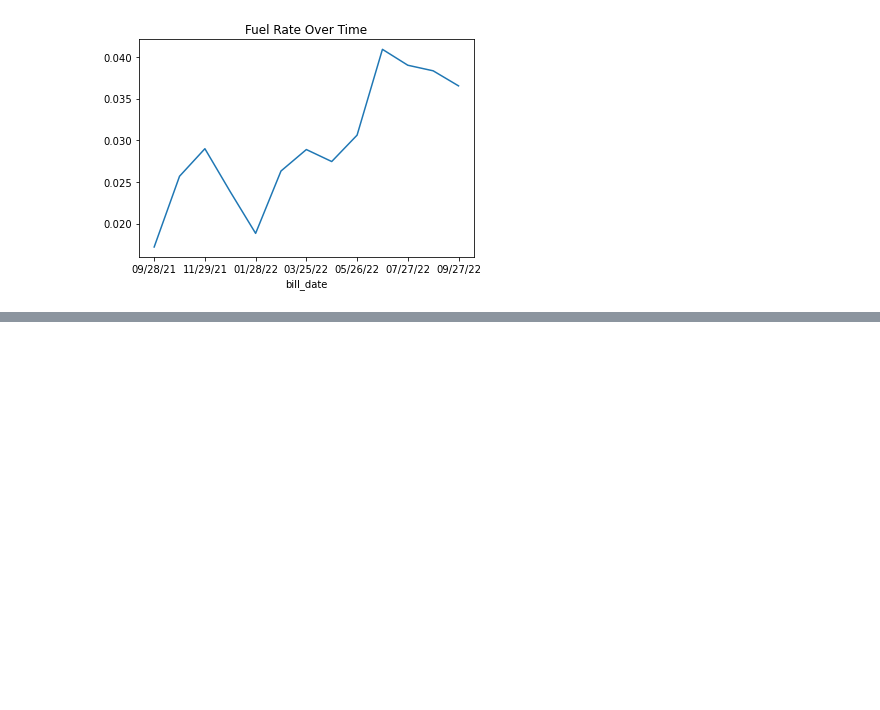
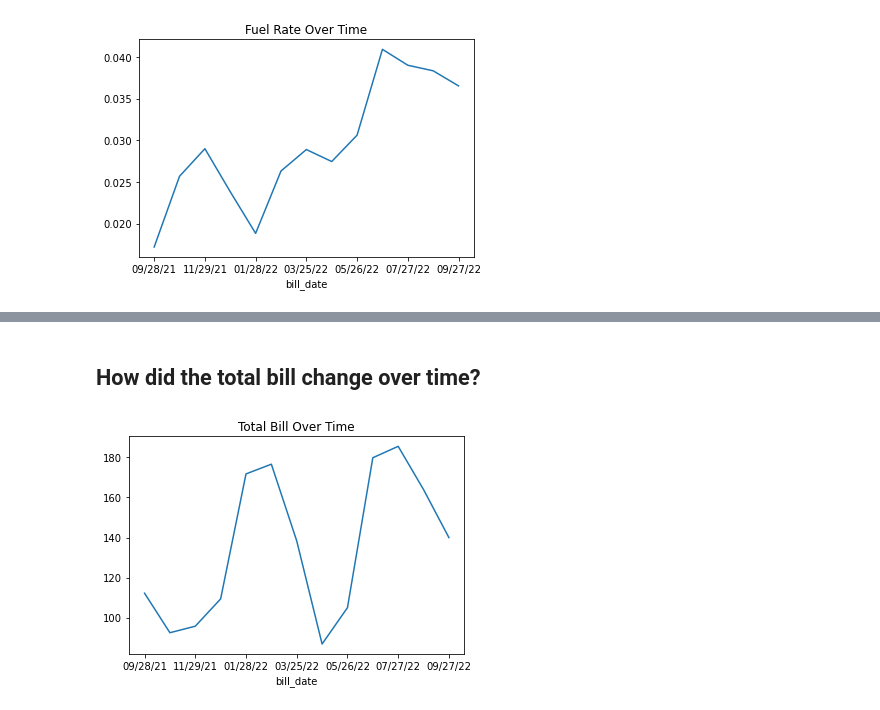
Before and after one commit to stephanie-jones78/what_the_cps, a Jupyter notebook: 05_houston_we_have_data.ipynb, the cells around one changed output, grey strips where cells are left out. Saved outputs shown, nothing was run; the diff lists cells and outputs as text; code cells hidden in the pictures; blank space fills up the shorter version.

```diff
--- a/05_houston_we_have_data.ipynb
+++ b/05_houston_we_have_data.ipynb
@@ -93,0 +160,8 @@ plt.show()
+# %% [markdown]
+## How did the total bill change over time?
+# %%
+df.set_index('bill_date').total_bill.plot()
+plt.title('Total Bill Over Time')
+plt.show()
+# %% [output]
+[figure, added]
```
Also changed, not shown: parts of 9 cells of this notebook, 5 other files.
